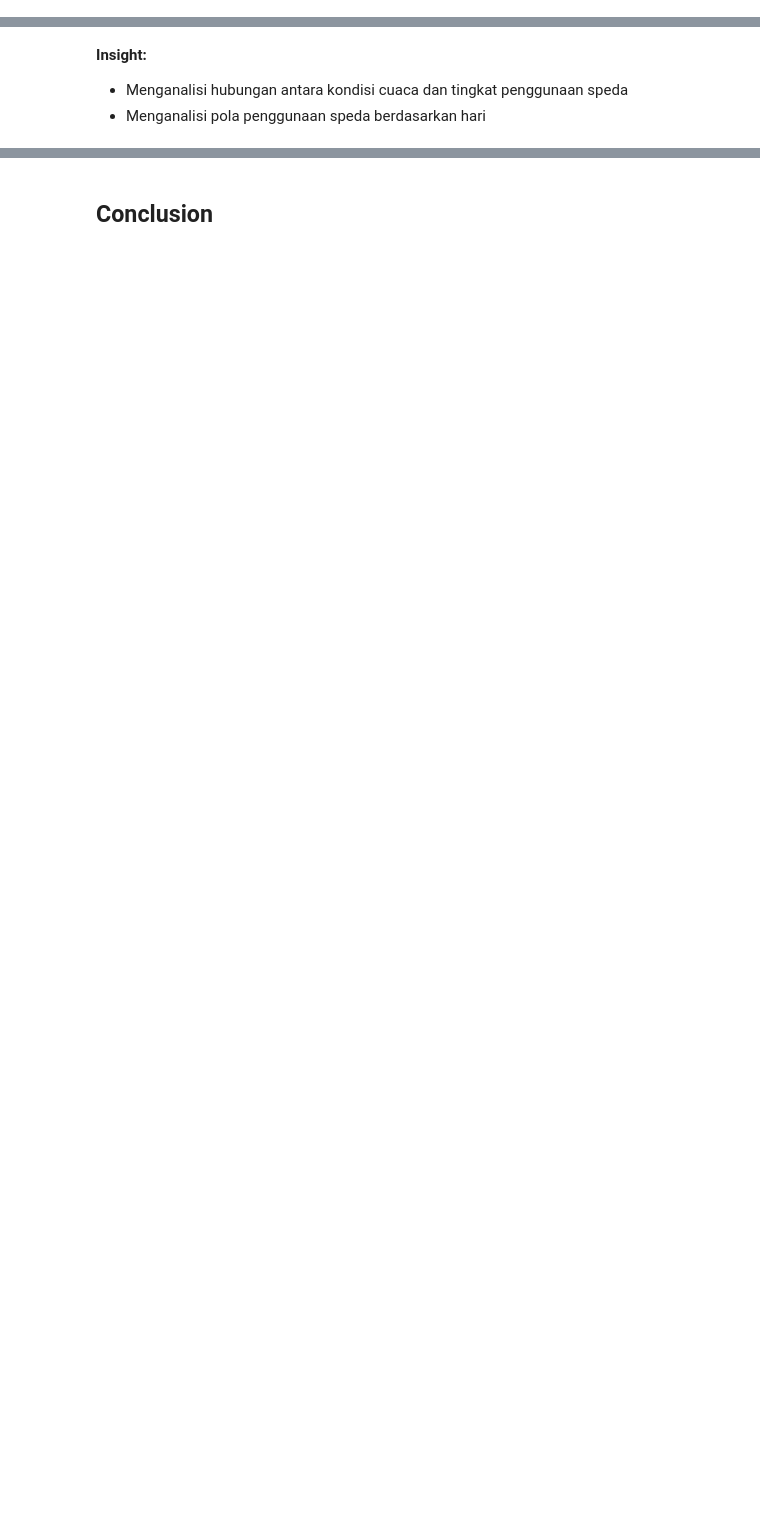
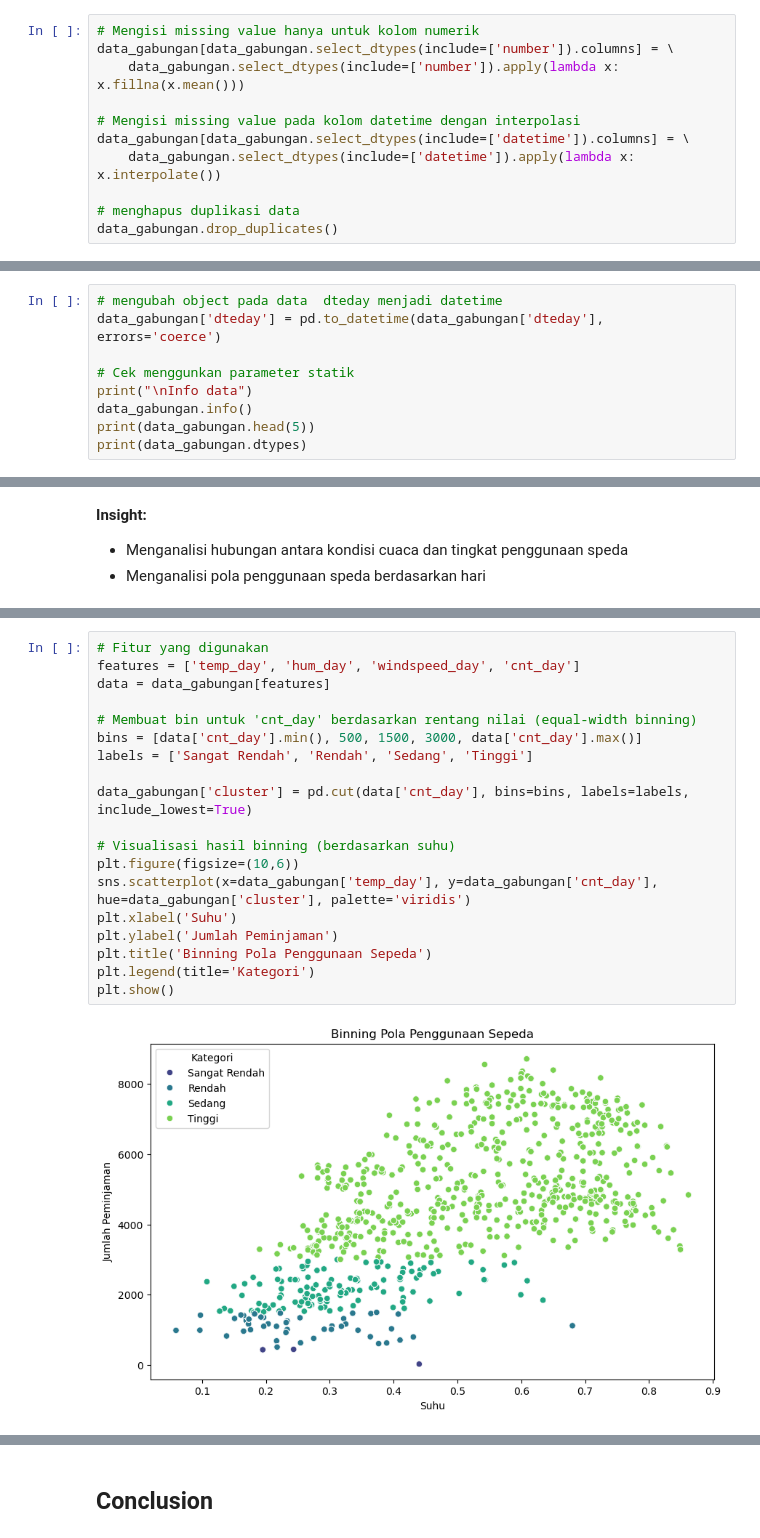
Before and after one commit to UndefinedE02/Bike-sharing-analisis, a Jupyter notebook: Proyek_Analisis_Data.ipynb, the cells around one changed output, grey strips where cells are left out. Cells and saved outputs as stored; diff of their text form; blank space fills up the shorter version.

```diff
--- a/Proyek_Analisis_Data.ipynb
+++ b/Proyek_Analisis_Data.ipynb
@@ -84,0 +84,11 @@ memory usage: 4.2+ MB
+# %%
+# Mengisi missing value hanya untuk kolom numerik
+data_gabungan[data_gabungan.select_dtypes(include=['number']).columns] = \
+    data_gabungan.select_dtypes(include=['number']).apply(lambda x: x.fillna(x.mean()))
+
+# Mengisi missing value pada kolom datetime dengan interpolasi
+data_gabungan[data_gabungan.select_dtypes(include=['datetime']).columns] = \
+    data_gabungan.select_dtypes(include=['datetime']).apply(lambda x: x.interpolate())
+
+# menghapus duplikasi data
+data_gabungan.drop_duplicates()
@@ -84,0 +144,9 @@ memory usage: 4.2+ MB
+# %%
+# mengubah object pada data  dteday menjadi datetime
+data_gabungan['dteday'] = pd.to_datetime(data_gabungan['dteday'], errors='coerce')
+
+# Cek menggunkan parameter statik
+print("\nInfo data")
+data_gabungan.info()
+print(data_gabungan.head(5))
+print(data_gabungan.dtypes)
@@ -234,0 +351,21 @@ plt.show()
+# %%
+# Fitur yang digunakan
+features = ['temp_day', 'hum_day', 'windspeed_day', 'cnt_day']
+data = data_gabungan[features]
+
+# Membuat bin untuk 'cnt_day' berdasarkan rentang nilai (equal-width binning)
+bins = [data['cnt_day'].min(), 500, 1500, 3000, data['cnt_day'].max()]
+labels = ['Sangat Rendah', 'Rendah', 'Sedang', 'Tinggi']
+
+data_gabungan['cluster'] = pd.cut(data['cnt_day'], bins=bins, labels=labels, include_lowest=True)
+
+# Visualisasi hasil binning (berdasarkan suhu)
+plt.figure(figsize=(10,6))
+sns.scatterplot(x=data_gabungan['temp_day'], y=data_gabungan['cnt_day'], hue=data_gabungan['cluster'], palette='viridis')
+plt.xlabel('Suhu')
+plt.ylabel('Jumlah Peminjaman')
+plt.title('Binning Pola Penggunaan Sepeda')
+plt.legend(title='Kategori')
+plt.show()
+# %% [output]
+[figure, added]
```
Also changed, not shown: parts of 31 cells of this notebook, 4 other files.
